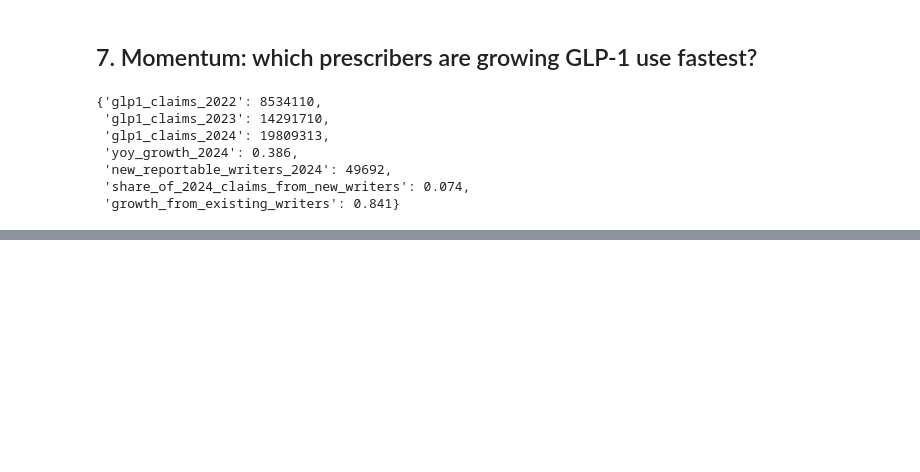
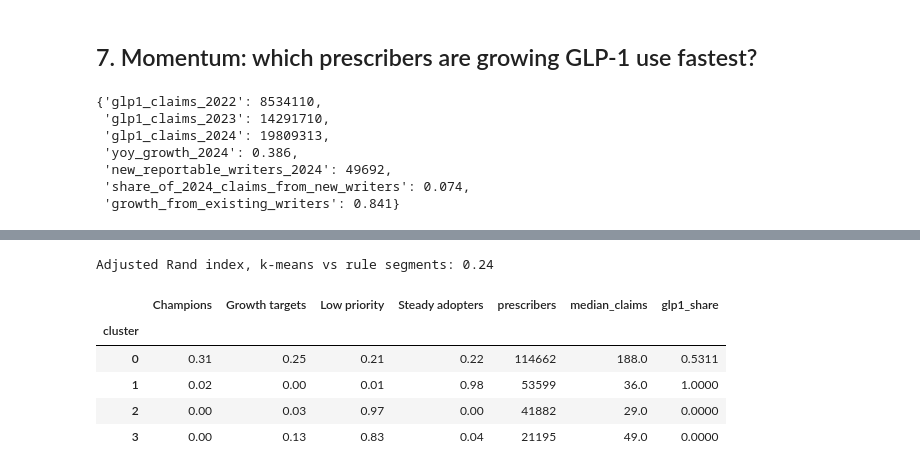
Before and after one commit to Gnanaram23/us-pharma-commercial-analytics, a Jupyter notebook: 01-glp1-market-and-targeting/analysis.ipynb, the cells around one changed output, grey strips where cells are left out. Saved outputs shown, nothing was run; the diff lists cells and outputs as text; code cells hidden in the pictures; blank space fills up the shorter version.

```diff
--- a/01-glp1-market-and-targeting/analysis.ipynb
+++ b/01-glp1-market-and-targeting/analysis.ipynb
@@ -517,0 +723,19 @@ growth_src
+# %%
+km_X = np.column_stack([np.log1p(hcp["modern_claims"]), hcp["glp1_share"],
+                        hcp["SGLT2"] / hcp["modern_claims"], hcp["DPP-4"] / hcp["modern_claims"]])
+km = KMeans(n_clusters=4, n_init=10, random_state=7).fit(StandardScaler().fit_transform(km_X))
+hcp["cluster"] = km.labels_
+ari = adjusted_rand_score(hcp["segment"], hcp["cluster"])
+profile = hcp.groupby("cluster").agg(prescribers=("modern_claims", "size"),
+                                     median_claims=("modern_claims", "median"),
+                                     glp1_share=("glp1_share", "median"))
+print(f"Adjusted Rand index, k-means vs rule segments: {ari:.2f}")
+pd.crosstab(hcp["cluster"], hcp["segment"], normalize="index").round(2).join(profile)
+# %% [output]
+Adjusted Rand index, k-means vs rule segments: 0.24
+|  | Champions | Growth targets | Low priority | Steady adopters | prescribers | median_claims | glp1_share |
+| cluster |  |  |  |  |  |  |  |
+| 0 | 0.31 | 0.25 | 0.21 | 0.22 | 114662 | 188.0 | 0.5311 |
+| 1 | 0.02 | 0.00 | 0.01 | 0.98 | 53599 | 36.0 | 1.0000 |
+| 2 | 0.00 | 0.03 | 0.97 | 0.00 | 41882 | 29.0 | 0.0000 |
+| 3 | 0.00 | 0.13 | 0.83 | 0.04 | 21195 | 49.0 | 0.0000 |
```
Also changed, not shown: parts of 11 cells of this notebook, 34 other files.
